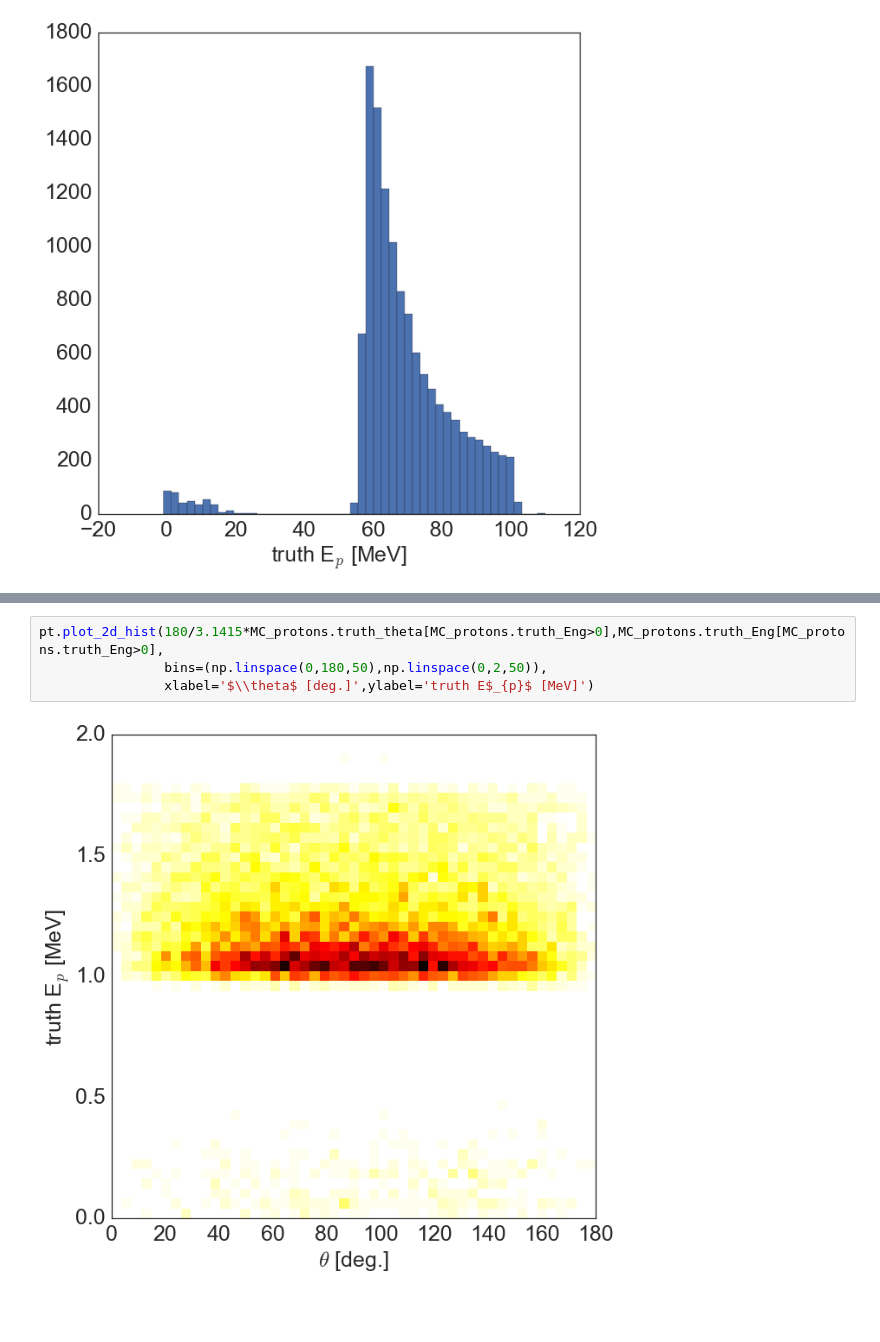
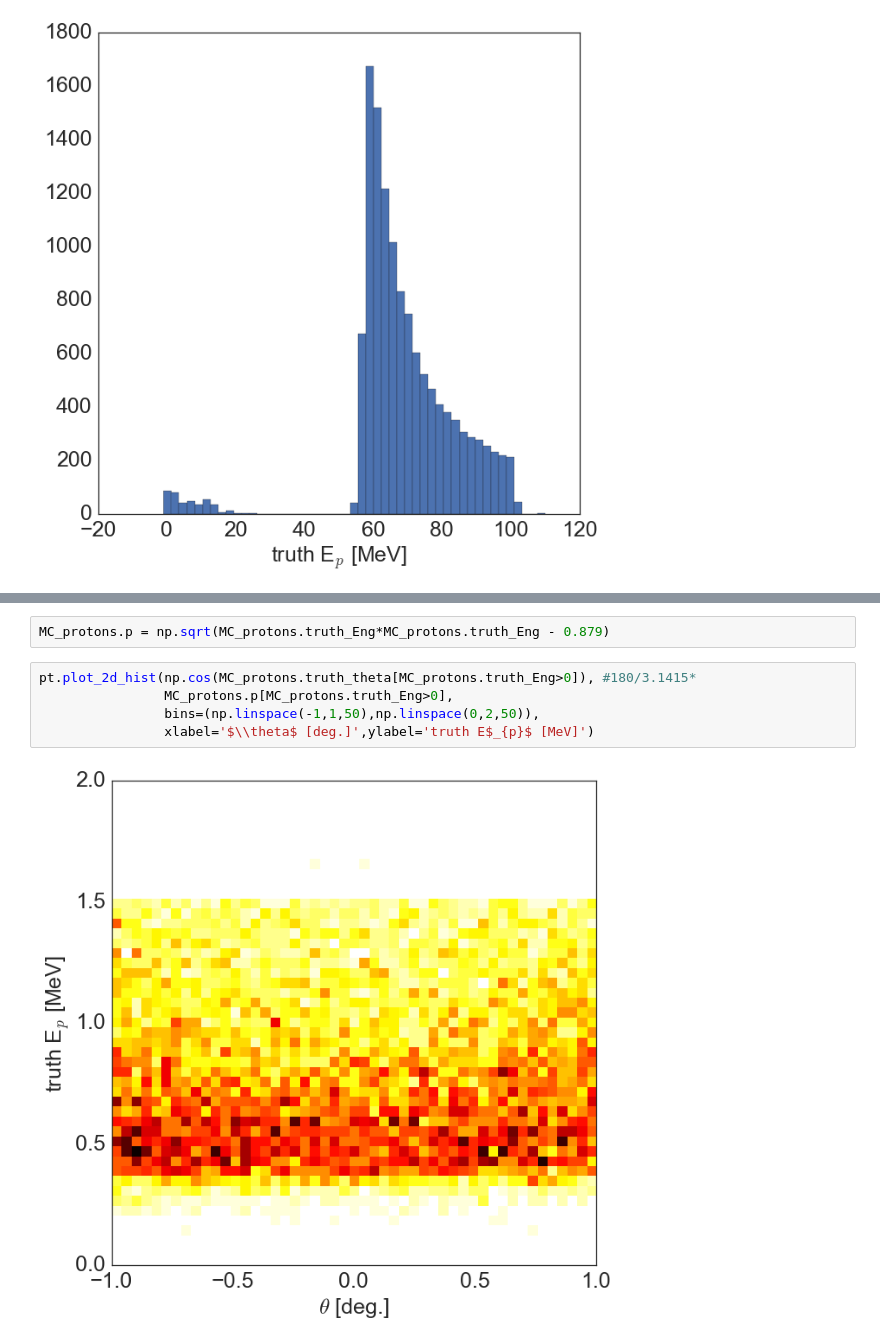
Before and after one commit to erezcoh4/AnalysisTreesInformation, a Jupyter notebook: AnaTreesPackage/notebooks/MC_SingleParticle_anatrees_plots.ipynb, the cells around one changed output, grey strips where cells are left out. Cells and saved outputs as stored; diff of their text form; blank space fills up the shorter version.

```diff
--- a/AnaTreesPackage/notebooks/MC_SingleParticle_anatrees_plots.ipynb
+++ b/AnaTreesPackage/notebooks/MC_SingleParticle_anatrees_plots.ipynb
@@ -18,6 +25,9 @@ pt.plot_1d_hist(180/3.1415*MC_protons.truth_Eng,bins=np.linspace(-1,110,50),hist
+# %%
+MC_protons.p = np.sqrt(MC_protons.truth_Eng*MC_protons.truth_Eng - 0.879)
 # %%
-pt.plot_2d_hist(180/3.1415*MC_protons.truth_theta[MC_protons.truth_Eng>0],MC_protons.truth_Eng[MC_protons.truth_Eng>0],
-                bins=(np.linspace(0,180,50),np.linspace(0,2,50)),
+pt.plot_2d_hist(np.cos(MC_protons.truth_theta[MC_protons.truth_Eng>0]), #180/3.1415*
+                MC_protons.p[MC_protons.truth_Eng>0],
+                bins=(np.linspace(-1,1,50),np.linspace(0,2,50)),
                 xlabel='$\\theta$ [deg.]',ylabel='truth E$_{p}$ [MeV]')
 # %% [output]
-[figure, old version]
+[figure, new version]
```
Also changed, not shown: parts of 1 cell of this notebook, 7 other files.
